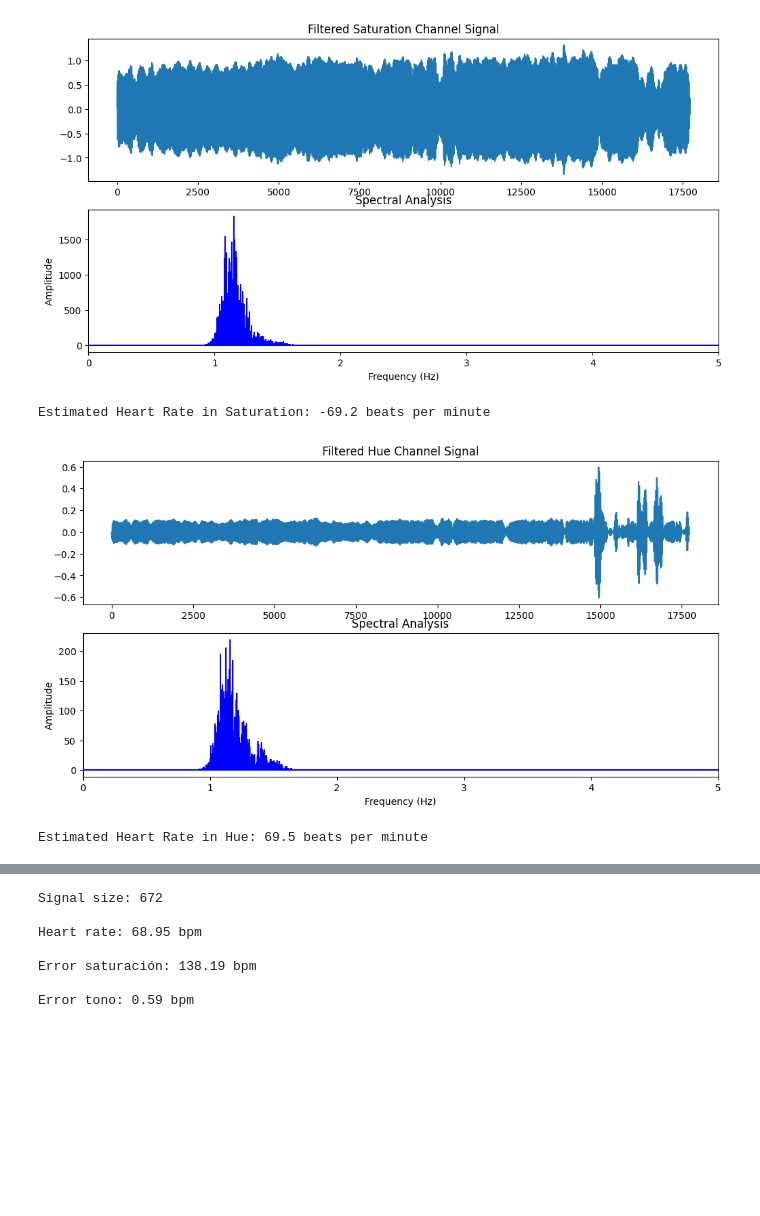
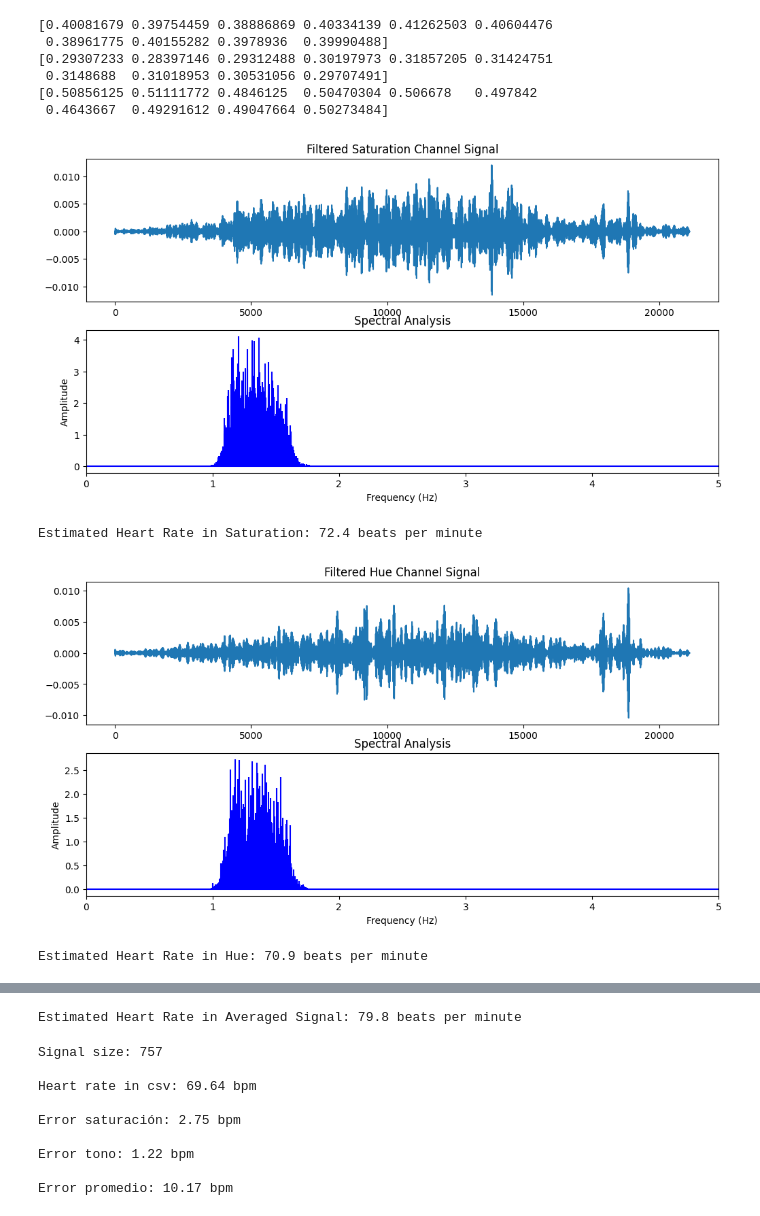
Before and after one commit to JuanVill4/HRV_Analysis, a Jupyter notebook: Analysis.ipynb, the cells around one changed output, grey strips where cells are left out. Drawn from its saved outputs; the diff is of its cells as text; code cells hidden in the pictures; blank space fills up the shorter version.

```diff
--- a/Analysis.ipynb
+++ b/Analysis.ipynb
@@ -140,3 +406,31 @@ hue_array = np.array(hue_values)
+# %%
+#crea una funcion que una los dos arrays sacando el promedio en cada uno de los valores y guardandolo en un nuevo array
+def average_arrays(array1, array2):
+    """
+    Calcula el promedio de dos arrays y devuelve un nuevo array con los valores promediados.
+
+    Args:
+    - array1 (numpy.ndarray): Primer array para promediar.
+    - array2 (numpy.ndarray): Segundo array para promediar.
+
+    Returns:
+    - numpy.ndarray: Array con los valores promediados.
+    """
+    # Calcular el promedio de los dos arrays
+    averaged_array = (array1 + array2) / 2
+    return averaged_array
+# %%
+averaged_array = average_arrays(saturation_array, hue_array)
+print(averaged_array[:10])
+print(hue_array[:10])
+print(saturation_array[:10])
+# %% [output]
+[0.40081679 0.39754459 0.38886869 0.40334139 0.41262503 0.40604476
+ 0.38961775 0.40155282 0.3978936  0.39990488]
+[0.29307233 0.28397146 0.29312488 0.30197973 0.31857205 0.31424751
+ 0.3148688  0.31018953 0.30531056 0.29707491]
+[0.50856125 0.51111772 0.4846125  0.50470304 0.506678   0.497842
+ 0.4643667  0.49291612 0.49047664 0.50273484]
 # %%
 
 # Aplicar un filtro pasa banda para obtener la señal del pulso
@@ -191,35 +504,56 @@ plt.subplot(2, 1, 2)
 plt.stem(freqs_saturation, np.abs(saturation_fft), 'b', markerfmt=" ", basefmt="-b")
 plt.title('Spectral Analysis')
 plt.xlabel('Frequency (Hz)')
 plt.ylabel('Amplitude')
 plt.xlim(0, 5)  # Limitar el eje x al rango de interés para la frecuencia cardíaca
 plt.show()
 
 print(f'Estimated Heart Rate in Saturation: {heart_rate_saturation:.1f} beats per minute')
 
 # Mostrar los resultados de tono
 plt.figure(figsize=(12, 6))
 
 # Mostrar la señal temporal filtrada
 plt.subplot(2, 1, 1)
 plt.plot(filtered_hue)
 plt.title('Filtered Hue Channel Signal')
 
 # Mostrar el espectro de la señal en tono
 plt.subplot(2, 1, 2)
 plt.stem(freqs_hue, np.abs(hue_fft), 'b', markerfmt=" ", basefmt="-b")
 plt.title('Spectral Analysis')
 plt.xlabel('Frequency (Hz)')
 plt.ylabel('Amplitude')
 plt.xlim(0, 5)  # Limitar el eje x al rango de interés para la frecuencia cardíaca
 plt.show()
 
 print(f'Estimated Heart Rate in Hue: {heart_rate_hue:.1f} beats per minute')
 
+# Mostrar los resultados de la señal promediada
+plt.figure(figsize=(12, 6))
+
+# Mostrar la señal temporal filtrada
+plt.subplot(2, 1, 1)
+plt.plot(filtered_averaged)
+plt.title('Filtered Averaged Signal')
+
+# Mostrar el espectro de la señal promediada
+plt.subplot(2, 1, 2)
+plt.stem(freqs_averaged, np.abs(averaged_fft), 'b', markerfmt=" ", basefmt="-b")
+plt.title('Spectral Analysis')
+plt.xlabel('Frequency (Hz)')
+plt.ylabel('Amplitude')
+plt.xlim(0, 5)  # Limitar el eje x al rango de interés para la frecuencia cardíaca
+plt.show()
+
+print(f'Estimated Heart Rate in Averaged Signal: {heart_rate_averaged:.1f} beats per minute')
+
+
+
 # Libera el capturador de video
-cap.release()
+#cap.release()
 # %% [output]
-[figure, old version]
+[figure, new version]
-Estimated Heart Rate in Saturation: -69.2 beats per minute
+Estimated Heart Rate in Saturation: 72.4 beats per minute
-[figure, old version]
+[figure, new version]
-Estimated Heart Rate in Hue: 69.5 beats per minute
+Estimated Heart Rate in Hue: 70.9 beats per minute
@@ -226,3 +561,4 @@ Estimated Heart Rate in Hue: 69.5 beats per minute
+Estimated Heart Rate in Averaged Signal: 79.8 beats per minute
 # %%
 #------Compare to the heart rate calculated from pulse oximeter measurements------
 
@@ -234,14 +570,13 @@ pulse_signal = data_video['PULSE']
 
 # Take only the numerical values of the signal
 pulse_signal = pd.to_numeric(pulse_signal, errors='coerce')
-#pulse_signal = pulse_signal[1:703]
 
 # print the size of the signal
 print("Signal size:", pulse_signal.size)
 
 # calculate and print the average value of the Heart Rate
 heart_rate_csv = np.mean(pulse_signal)
-print("\nHeart rate: {:.2f} bpm".format(heart_rate_csv))
+print("\nHeart rate in csv: {:.2f} bpm".format(heart_rate_csv))
 
 # calculate and print the error
 error_saturation=abs(heart_rate_saturation-heart_rate_csv)
@@ -249,11 +584,16 @@ print("\nError saturación: {:.2f} bpm".format(error_saturation))
 
 error_hue=abs(heart_rate_hue-heart_rate_csv)
 print("\nError tono: {:.2f} bpm".format(error_hue))
+
+error_averaged=abs(heart_rate_averaged-heart_rate_csv)
+print("\nError promedio: {:.2f} bpm".format(error_averaged))
 # %% [output]
-Signal size: 672
+Signal size: 757
 
-Heart rate: 68.95 bpm
+Heart rate in csv: 69.64 bpm
 
-Error saturación: 138.19 bpm
+Error saturación: 2.75 bpm
 
-Error tono: 0.59 bpm
+Error tono: 1.22 bpm
+
+Error promedio: 10.17 bpm
```
Also changed, not shown: parts of 18 cells of this notebook, 8 other files.
